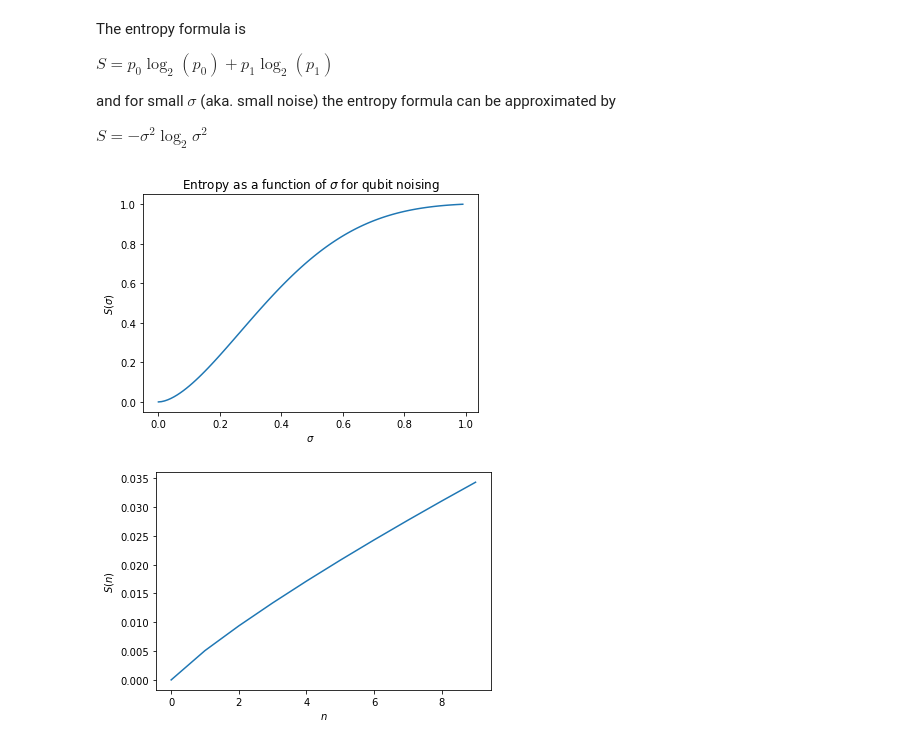
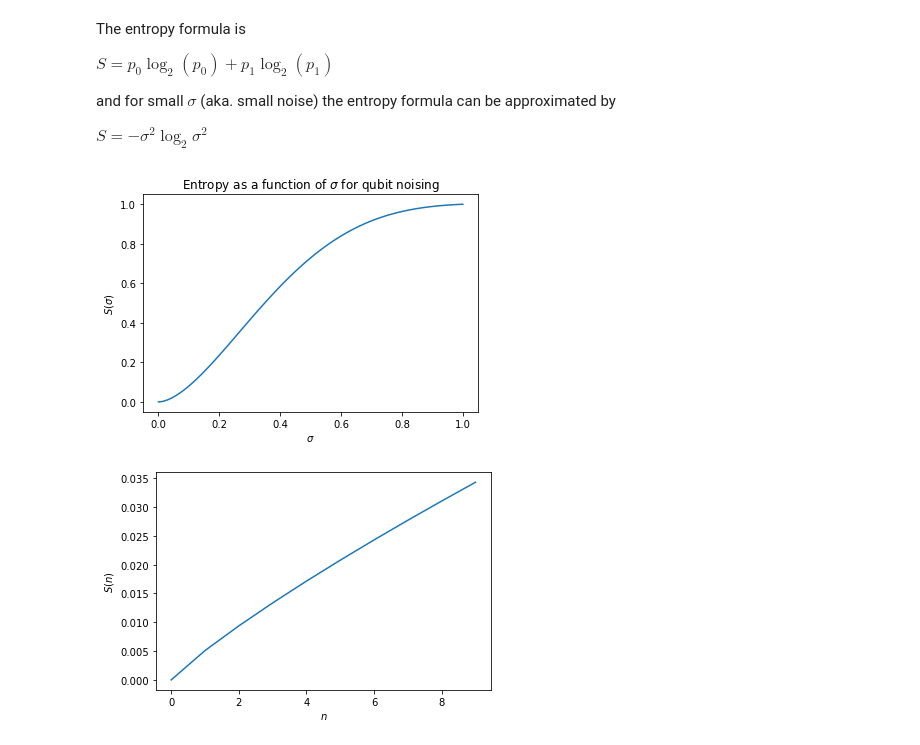
Before and after one commit to Francesco215/Quantum-diffusion, a Jupyter notebook: Information_calculations.ipynb, the cells around one changed output. Saved outputs shown, nothing was run; the diff lists cells and outputs as text; code cells hidden in the pictures.

```diff
--- a/Information_calculations.ipynb
+++ b/Information_calculations.ipynb
@@ -157,27 +157,24 @@ and for small $\sigma$ (aka. small noise) the entropy formula can be approximate
 $S=-\sigma^2\log_2\sigma^2$
 # %%
 def probability_quantum(sigma):
-    return (1+np.e**(-2*sigma**2))/2
-
-def probability_quantum(sigma):
     sin=np.sin(np.sqrt(1-sigma**2)*np.pi/2)
-    return (1+np.e**(-2*sigma**2)*sin)/2
+    return (1+np.exp(-2*sigma**2)*sin)/2
 
 def entropy_quantum(sigma):
     p_0=probability_quantum(sigma)
     p_1=1-p_0
     return -p_0*np.log2(p_0)-p_1*np.log2(p_1)
 # %%
-sigmas=np.linspace(0,1,100)+1e-8
+sigmas=np.linspace(1e-8,1,100)
 y=entropy_quantum(sigmas)
 plt.ylabel('$S(\sigma)$')
 plt.xlabel('$\sigma$')
 plt.plot(sigmas,y)
 plt.title('Entropy as a function of $\sigma$ for qubit noising')
 plt.savefig("images/entropy_quantum_bits.png",dpi=300)
 plt.show()
 # %% [output]
-[figure, old version]
+[figure, new version]
 # %%
 n=np.arange(0,10) #number of steps
 sigmas=np.sqrt(n)*.02+1e-8
```
Also changed, not shown: 5 other files.
